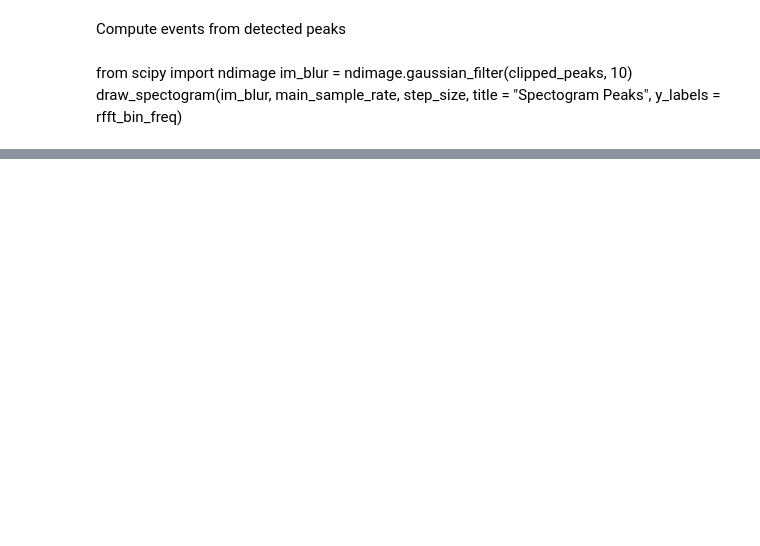
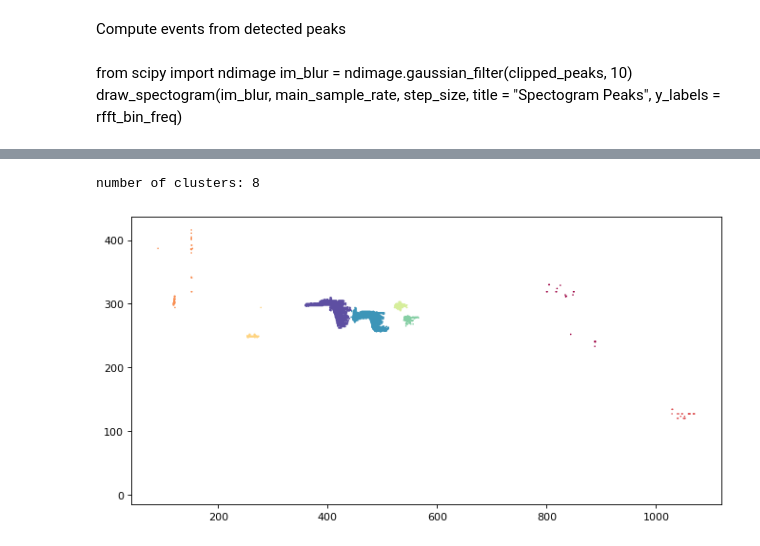
Before and after one commit to AlxSp/songbird, a Jupyter notebook: audio_sample_analysis.ipynb, the cells around one changed output, grey strips where cells are left out. Saved outputs shown, nothing was run; the diff lists cells and outputs as text; code cells hidden in the pictures; blank space fills up the shorter version.

```diff
--- a/audio_sample_analysis.ipynb
+++ b/audio_sample_analysis.ipynb
@@ -730,2 +705,40 @@ plot_time_series_with_audio_events(sample, events, main_sample_rate)
+# %%
+clusters_coordinates = [[] for i in range(len(set(clusterer.labels_)) - 1)]
+
+for index, cluster_index in enumerate(clusterer.labels_):
+    if cluster_index != -1:
+        clusters_coordinates[cluster_index].append(peak_coordinates[index])
+
+cluster_ranges = np.array([np.asarray(get_cluster_range(np.array(coordinates))) for coordinates in clusters_coordinates])
+
+for index in range(len(cluster_ranges)):
+        cluster_ranges[index][0] = cluster_ranges[index][0] * step_size
+        cluster_ranges[index][1] = cluster_ranges[index][1] * step_size
+
+exclude_clusters_arr = []
+for index, c_range in enumerate(cluster_ranges):
+    if not (c_range[1] - c_range[0] >= event_length_min):
+        exclude_clusters_arr.append(index)
+
+cluster_labels = clusterer.labels_
+
+for index in exclude_clusters_arr:
+    cluster_labels[cluster_labels == index] = -1
+
+colors = [cluster_colors[x] if x >= 0
+                  else [0.5, 0.5, 0.5, 0.0]
+                  for x in cluster_labels]
+
+f = plt.figure(figsize=(10,5), dpi = 80)
+plt.scatter(peak_coordinates[:,1], peak_coordinates[:,0], s=2, linewidth=0, c=colors)
+print(f"number of clusters: {(len(set(cluster_labels)) - 1)}")
+#
+
+
+#clusterer.labels_
+#event for event in event_arr if event.end_index - event.start_index - start_buffer_len - end_buffer_len >= event_length_min
+# %% [output]
+number of clusters: 8
+[figure, added]
 # %%
 events_to_audio(events, sample, main_sample_rate, sample_id, processed_sample_dir, start_buffer_len, end_buffer_len)
```
Also changed, not shown: parts of 21 cells of this notebook, 3 other files.
